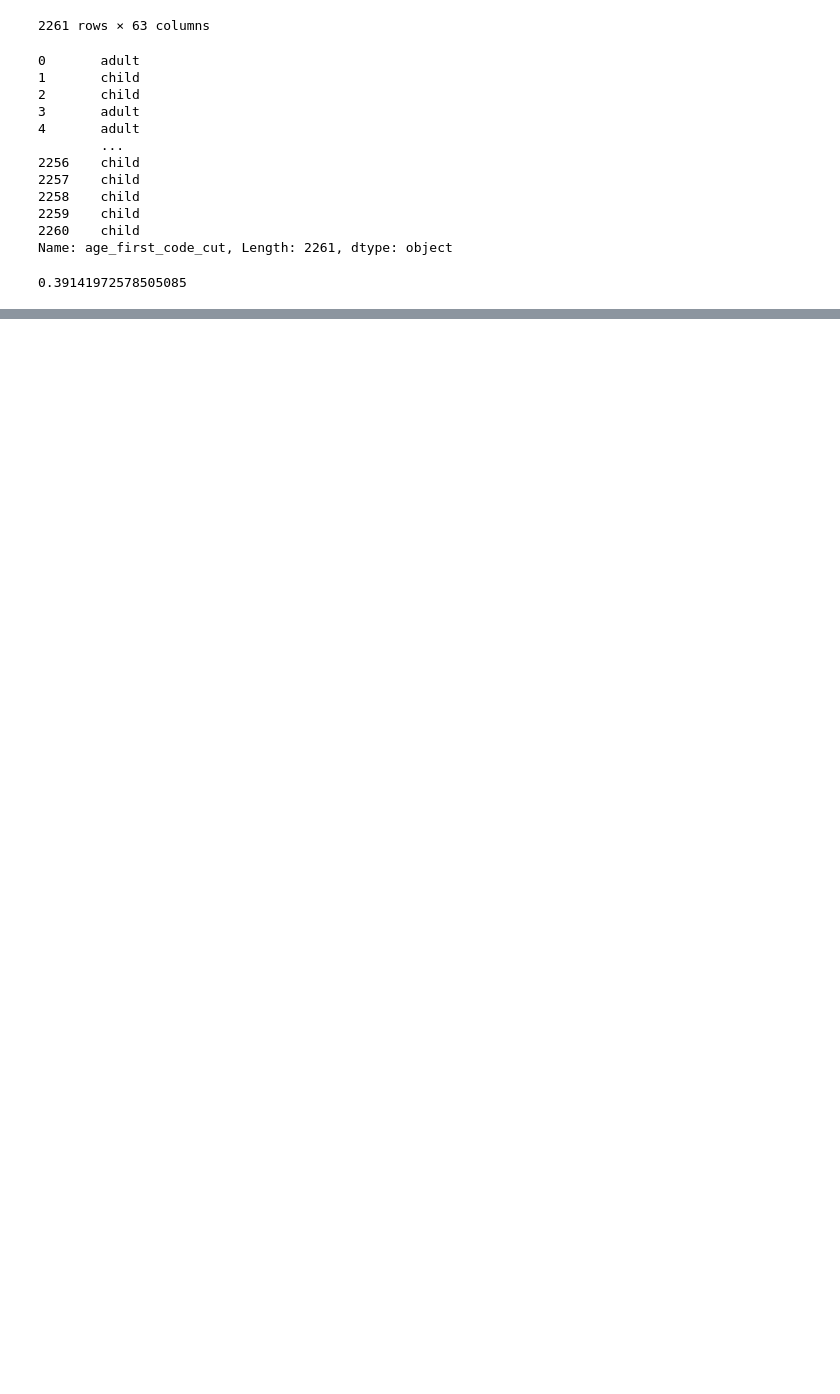
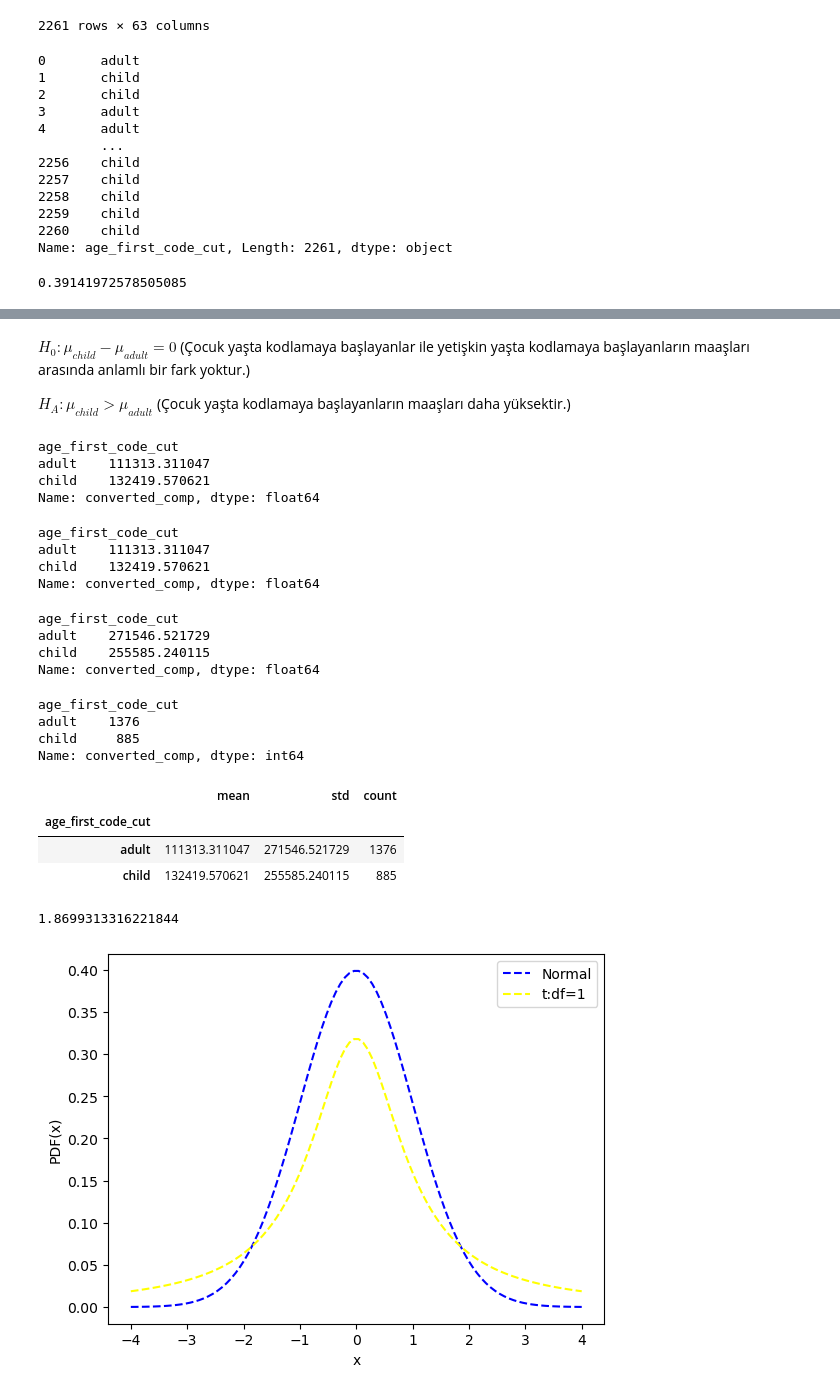
Before and after one commit to Muhammetcansimsek/data_mining, a Jupyter notebook: 11-Hafta-Alistirma.ipynb, the cells around one changed output, grey strips where cells are left out. Drawn from its saved outputs; the diff is of its cells as text; code cells hidden in the pictures; blank space fills up the shorter version.

```diff
--- a/11-Hafta-Alistirma.ipynb
+++ b/11-Hafta-Alistirma.ipynb
@@ -59,0 +116,66 @@ prop_child_hyp = 0.35
+# %% [markdown]
+$H_0: \mu_{child} - \mu_{adult} = 0$ (Çocuk yaşta kodlamaya başlayanlar ile yetişkin yaşta kodlamaya başlayanların maaşları arasında anlamlı bir fark yoktur.)
+
+$H_A: \mu_{child} > \mu_{adult}$ (Çocuk yaşta kodlamaya başlayanların maaşları daha yüksektir.)
+# %%
+df_stck.groupby('age_first_code_cut')['converted_comp'].mean()
+# %% [output]
+age_first_code_cut
+adult    111313.311047
+child    132419.570621
+Name: converted_comp, dtype: float64
+# %%
+xbar = df_stck.groupby('age_first_code_cut')['converted_comp'].mean()
+xbar
+# %% [output]
+age_first_code_cut
+adult    111313.311047
+child    132419.570621
+Name: converted_comp, dtype: float64
+# %%
+s = df_stck.groupby('age_first_code_cut')['converted_comp'].std()
+s
+# %% [output]
+age_first_code_cut
+adult    271546.521729
+child    255585.240115
+Name: converted_comp, dtype: float64
+# %%
+n = df_stck.groupby('age_first_code_cut')['converted_comp'].count()
+n
+# %% [output]
+age_first_code_cut
+adult    1376
+child     885
+Name: converted_comp, dtype: int64
+# %%
+df_stck.groupby('age_first_code_cut')['converted_comp'].agg(['mean', 'std', 'count'])
+# %% [output]
+|  | mean | std | count |
+| age_first_code_cut |  |  |  |
+| adult | 111313.311047 | 271546.521729 | 1376 |
+| child | 132419.570621 | 255585.240115 | 885 |
+# %%
+pay = xbar.iloc[1] - xbar.iloc[0] # Grup ortalamaları arasındaki fark
+
+payda = np.sqrt(s.iloc[1]**2 / n.iloc[1] + s.iloc[0]**2 / n.iloc[0]) # standart error
+
+t_stat = pay / payda
+
+t_stat
+# %% [output]
+1.8699313316221844
+# %%
+import numpy as np
+import matplotlib.pyplot as plt
+import scipy.stats as stats
+
+x = np.linspace(-4, 4, 100)
+plt.plot(x, stats.norm.pdf(x), label='Normal', linestyle='--', color='blue')
+plt.plot(x, stats.t.pdf(x, 1), label='t:df=1', linestyle='--', color='yellow')
+plt.legend()
+plt.xlabel('x')
+plt.ylabel('PDF(x)')
+plt.show()
+# %% [output]
+[figure, added]
```
Also changed, not shown: parts of 9 cells of this notebook, 2 other files.
